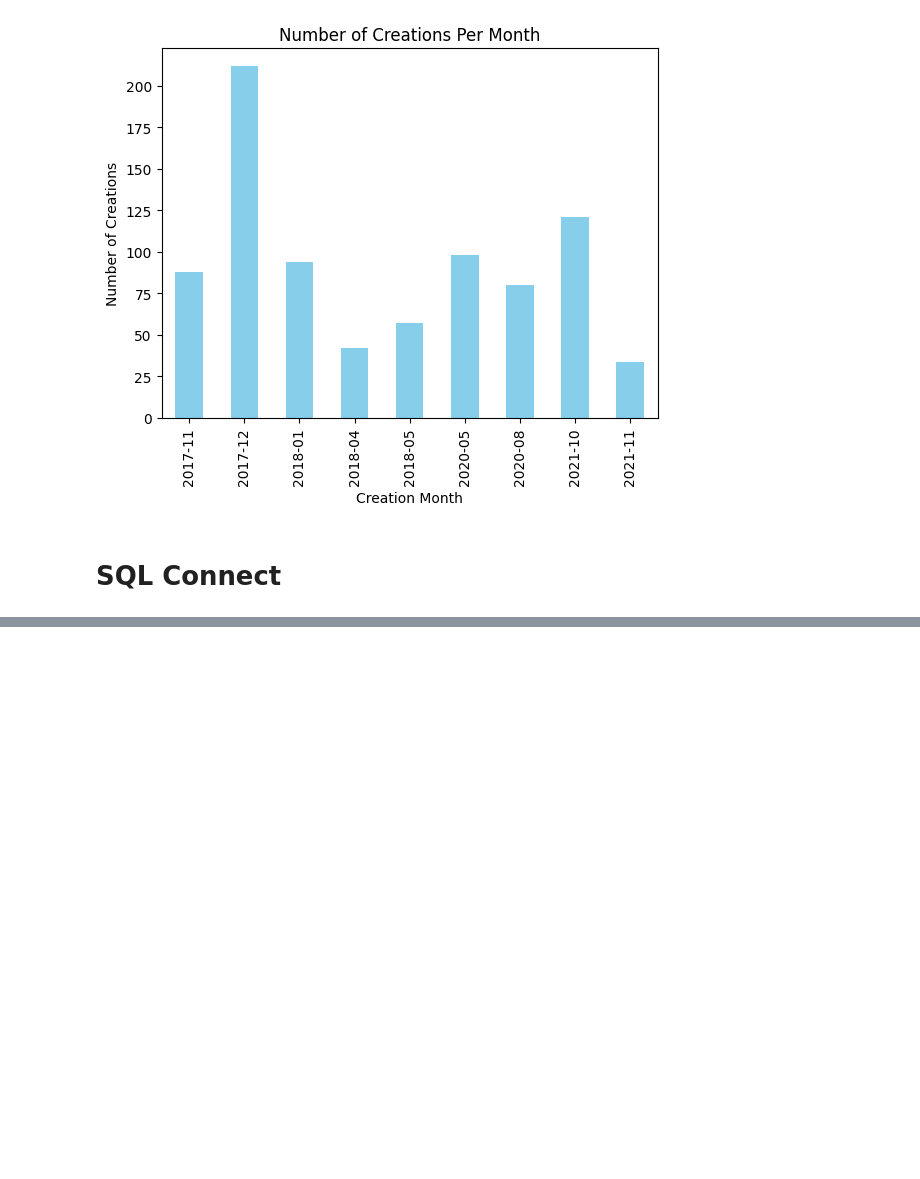
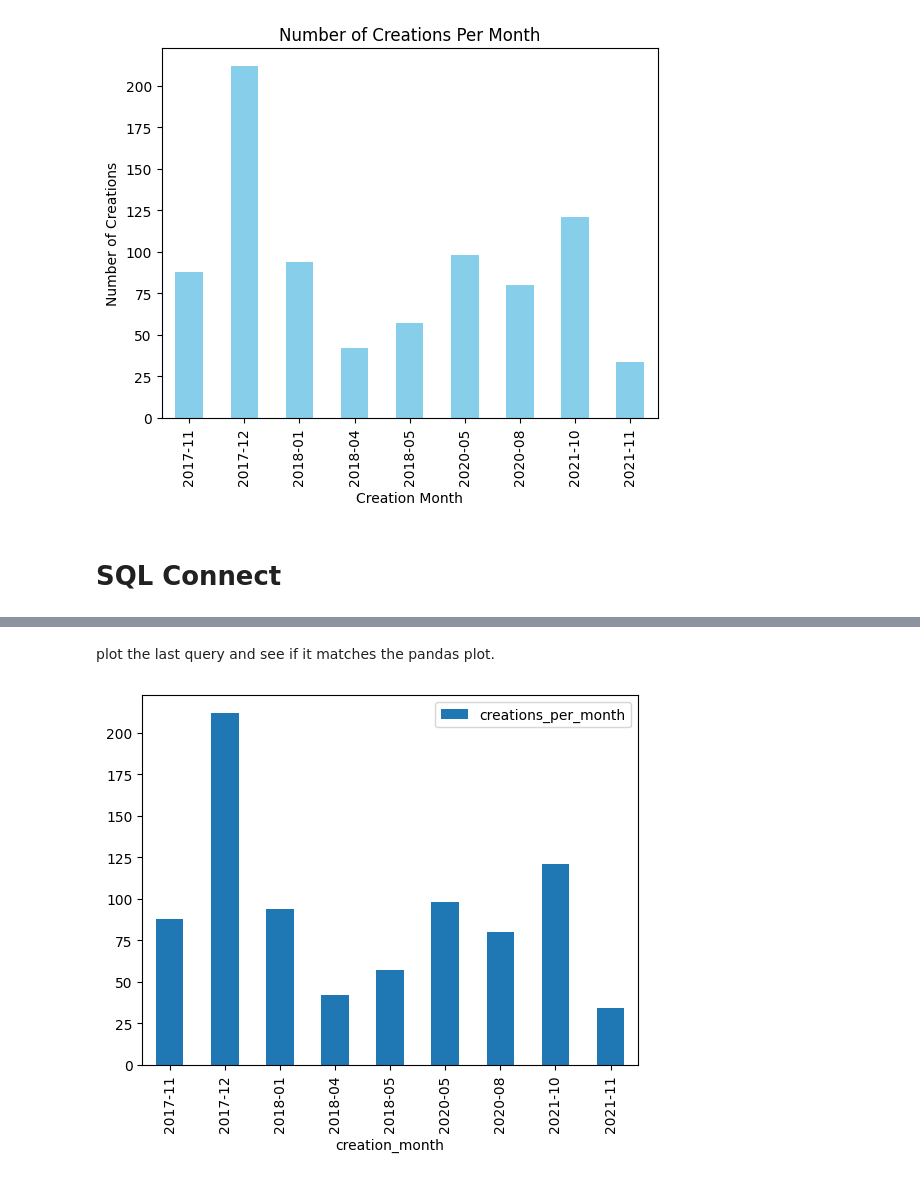
Before and after one commit to ZeusEnergy007/pandas_demo, a Jupyter notebook: pandas.ipynb, the cells around one changed output, grey strips where cells are left out. Cells and saved outputs as stored; diff of their text form; code cells hidden in the pictures; blank space fills up the shorter version.

```diff
--- a/pandas.ipynb
+++ b/pandas.ipynb
@@ -220,0 +233,26 @@ sql()
+# %%
+# Convert 'created' to string
+df['created'] = pd.to_datetime(df['created']).astype(str)
+
+# Convert 'creation_month' to string
+df['creation_month'] = df['creation_month'].astype(str)
+
+# Save DataFrame to the existing SQLite connection with explicit data type specification
+dtype_mapping = {
+    'Unnamed: 0': 'INTEGER',
+    'id': 'INTEGER',
+    'name': 'TEXT',
+    'status': 'TEXT',
+    'species': 'TEXT',
+    'type': 'TEXT',
+    'gender': 'TEXT',
+    'created': 'TEXT',
+    'creation_month': 'TEXT'
+}
+
+conn = connect(':memory:')
+# create tables
+df.to_sql('df', conn)
+# convenient function
+def sql(a_string):
+    return(pd.read_sql(a_string, conn))
@@ -220,0 +307,10 @@ sql()
+# %% [markdown]
+plot the last query and see if it matches the pandas plot.
+# %%
+sql("""SELECT creation_month,
+    COUNT(*)
+    AS creations_per_month
+    FROM df
+    GROUP BY creation_month;""").plot.bar(x='creation_month');
+# %% [output]
+[figure, added]
```
Also changed, not shown: parts of 20 cells of this notebook, 1 other file.
